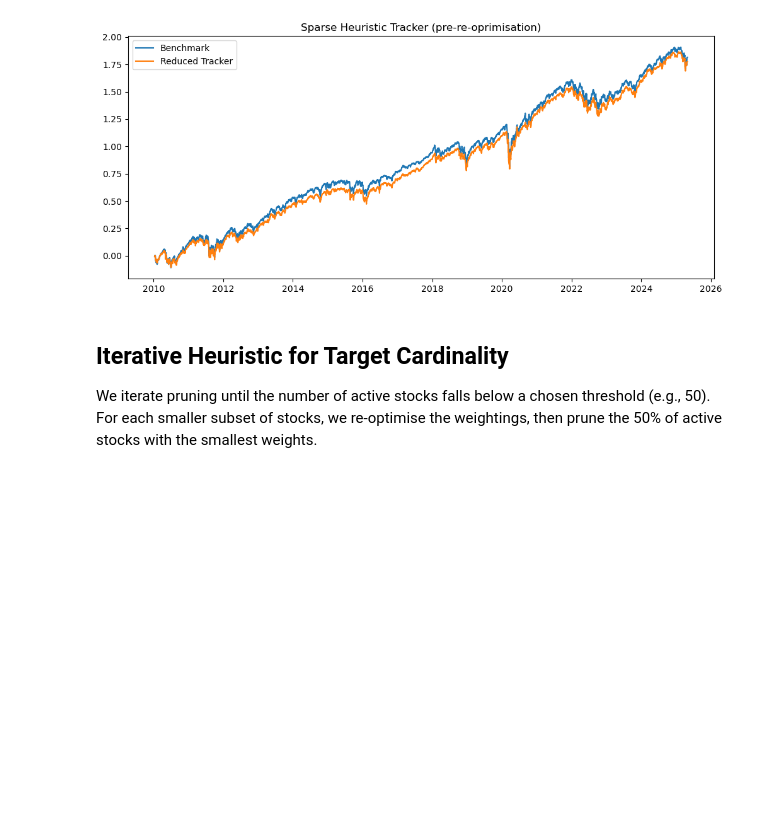
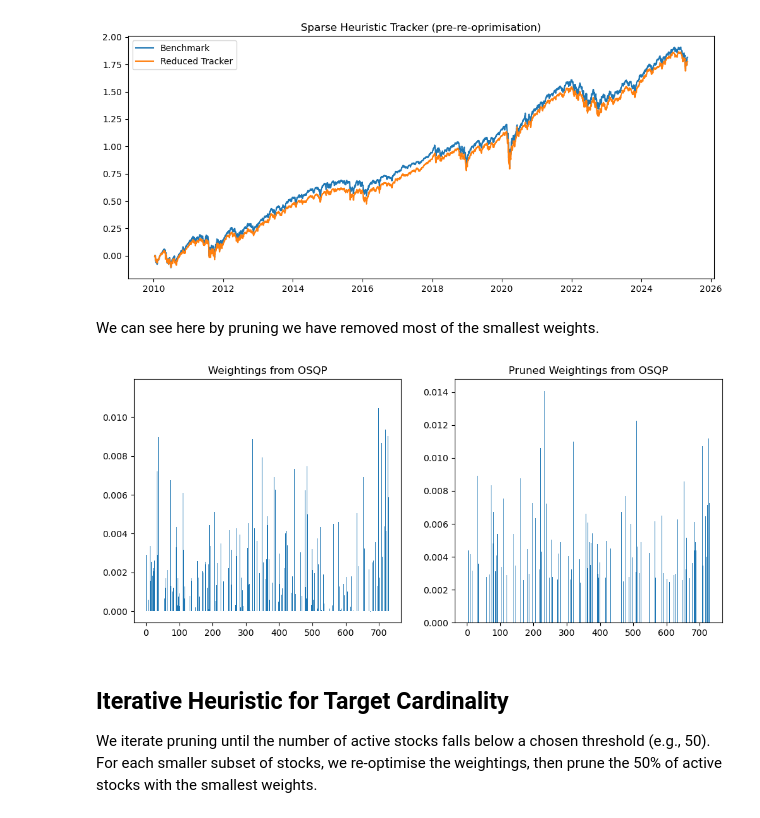
Before and after one commit to FZK98/Sep2025_QF_MiniProject, a Jupyter notebook: in_sample_portfolio_tracking.ipynb, the cells around one changed output. Cells and saved outputs as stored; diff of their text form; code cells hidden in the pictures; blank space fills up the shorter version.

```diff
--- a/in_sample_portfolio_tracking.ipynb
+++ b/in_sample_portfolio_tracking.ipynb
@@ -123,6 +123,20 @@ plt.title('Sparse Heuristic Tracker (pre-re-oprimisation)')
 plt.legend(); plt.show()
 # %% [output]
 [figure]
+# %% [markdown]
+We can see here by pruning we have removed most of the smallest weights.
+# %%
+
+fig, axes = plt.subplots(1, 2, figsize=(12,5))
+# UnPruned
+axes[0].bar(np.arange(len(w_opt)), w_opt)
+axes[0].set_title("Weightings from OSQP")
+# Pruned
+axes[1].bar(np.arange(len(w_opt_dash)), w_opt_dash)
+axes[1].set_title("Pruned Weightings from OSQP")
+plt.show()
+# %% [output]
+[figure, added]
 # %% [markdown]
 ## Iterative Heuristic for Target Cardinality
 We iterate pruning until the number of active stocks falls below a chosen threshold (e.g., 50). For each smaller subset of stocks, we re-optimise the weightings, then prune the 50% of active stocks with the smallest weights.
```
Also changed, not shown: parts of 6 cells of this notebook, 2 other files.
